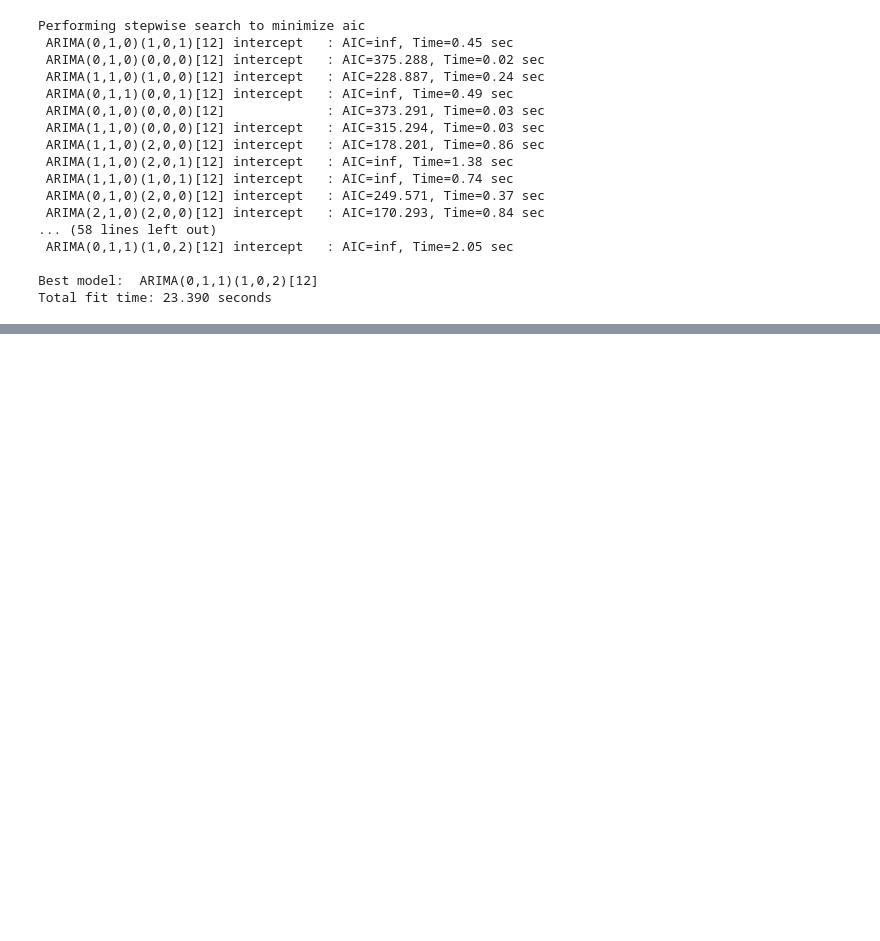
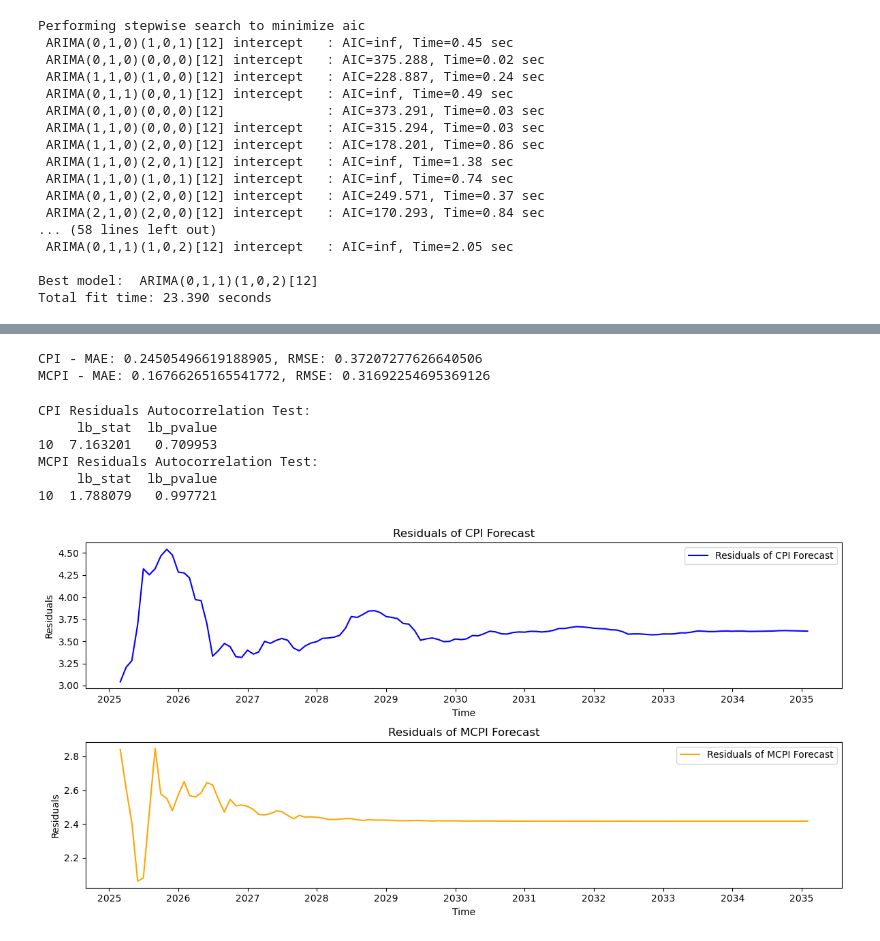
Before and after one commit to camigutie/DS4002-Project2, a Jupyter notebook: SCRIPTS/analysis.ipynb, the cells around one changed output, grey strips where cells are left out. Saved outputs shown, nothing was run; the diff lists cells and outputs as text; code cells hidden in the pictures; blank space fills up the shorter version.

```diff
--- a/SCRIPTS/analysis.ipynb
+++ b/SCRIPTS/analysis.ipynb
@@ -275,0 +290,76 @@ plt.show()
+# %%
+# Compute MAE and RMSE for in-sample predictions
+train_preds_cpi = sarima_cpi_model.predict_in_sample()
+mae_cpi = mean_absolute_error(df_sarima['cpi'], train_preds_cpi)
+rmse_cpi = np.sqrt(mean_squared_error(df_sarima['cpi'], train_preds_cpi))
+
+train_preds_mcpi = sarima_mcpi_model.predict_in_sample()
+mae_mcpi = mean_absolute_error(df_sarima['mcpi'], train_preds_mcpi)
+rmse_mcpi = np.sqrt(mean_squared_error(df_sarima['mcpi'], train_preds_mcpi))
+
+print(f"CPI - MAE: {mae_cpi}, RMSE: {rmse_cpi}")
+print(f"MCPI - MAE: {mae_mcpi}, RMSE: {rmse_mcpi}")
+# %% [output]
+CPI - MAE: 0.24505496619188905, RMSE: 0.37207277626640506
+MCPI - MAE: 0.16766265165541772, RMSE: 0.31692254695369126
+# %%
+from statsmodels.stats.diagnostic import acorr_ljungbox
+
+# Check for autocorrelation in residuals
+print("CPI Residuals Autocorrelation Test:")
+print(acorr_ljungbox(sarima_cpi_model.resid(), lags=[10], return_df=True))
+
+print("MCPI Residuals Autocorrelation Test:")
+print(acorr_ljungbox(sarima_mcpi_model.resid(), lags=[10], return_df=True))
+# %% [output]
+CPI Residuals Autocorrelation Test:
+     lb_stat  lb_pvalue
+10  7.163201   0.709953
+MCPI Residuals Autocorrelation Test:
+     lb_stat  lb_pvalue
+10  1.788079   0.997721
+# %%
+# Ensure you're only calculating residuals for the forecast period
+# Forecasting the next 'n_periods' steps
+forecast_cpi = sarima_cpi_model.predict(n_periods=max(future_steps))
+forecast_mcpi = sarima_mcpi_model.predict(n_periods=max(future_steps))
+
+# Create a date range for the forecast period
+forecast_index_cpi = pd.date_range(start=df_sarima.index[-1], periods=max(future_steps) + 1, freq='MS')[1:]
+forecast_index_mcpi = pd.date_range(start=df_sarima.index[-1], periods=max(future_steps) + 1, freq='MS')[1:]
+
+# Residuals are calculated for the forecast period, so you need to align the actual values and predicted values
+# Assuming the actual data contains future values, you would calculate residuals like this:
+# residuals_cpi = actual_values_cpi_for_forecast_period - forecast_cpi
+# residuals_mcpi = actual_values_mcpi_for_forecast_period - forecast_mcpi
+
+# For now, let's assume we don't have actual values for those future periods and we'll only show residuals based on the forecast.
+
+# Plot residuals for CPI and MCPI, using the forecast residuals (forecast error)
+residuals_cpi = forecast_cpi  # Since we don't have the actual future values, we'll show forecasted residuals.
+residuals_mcpi = forecast_mcpi
+
+# Residuals Plot for CPI and MCPI
+plt.figure(figsize=(12, 6))
+
+# Plot residuals for CPI (Forecast residuals)
+plt.subplot(2, 1, 1)
+plt.plot(forecast_index_cpi, residuals_cpi, label='Residuals of CPI Forecast', color='blue')
+plt.title('Residuals of CPI Forecast')
+plt.xlabel('Time')
+plt.ylabel('Residuals')
+plt.legend()
+
+# Plot residuals for MCPI (Forecast residuals)
+plt.subplot(2, 1, 2)
+plt.plot(forecast_index_mcpi, residuals_mcpi, label='Residuals of MCPI Forecast', color='orange')
+plt.title('Residuals of MCPI Forecast')
+plt.xlabel('Time')
+plt.ylabel('Residuals')
+plt.legend()
+
+plt.tight_layout()
+plt.savefig('../OUTPUT/res1.png')
+plt.show()
+# %% [output]
+[figure, added]
```
Also changed, not shown: parts of 6 cells of this notebook, 2 other files.
